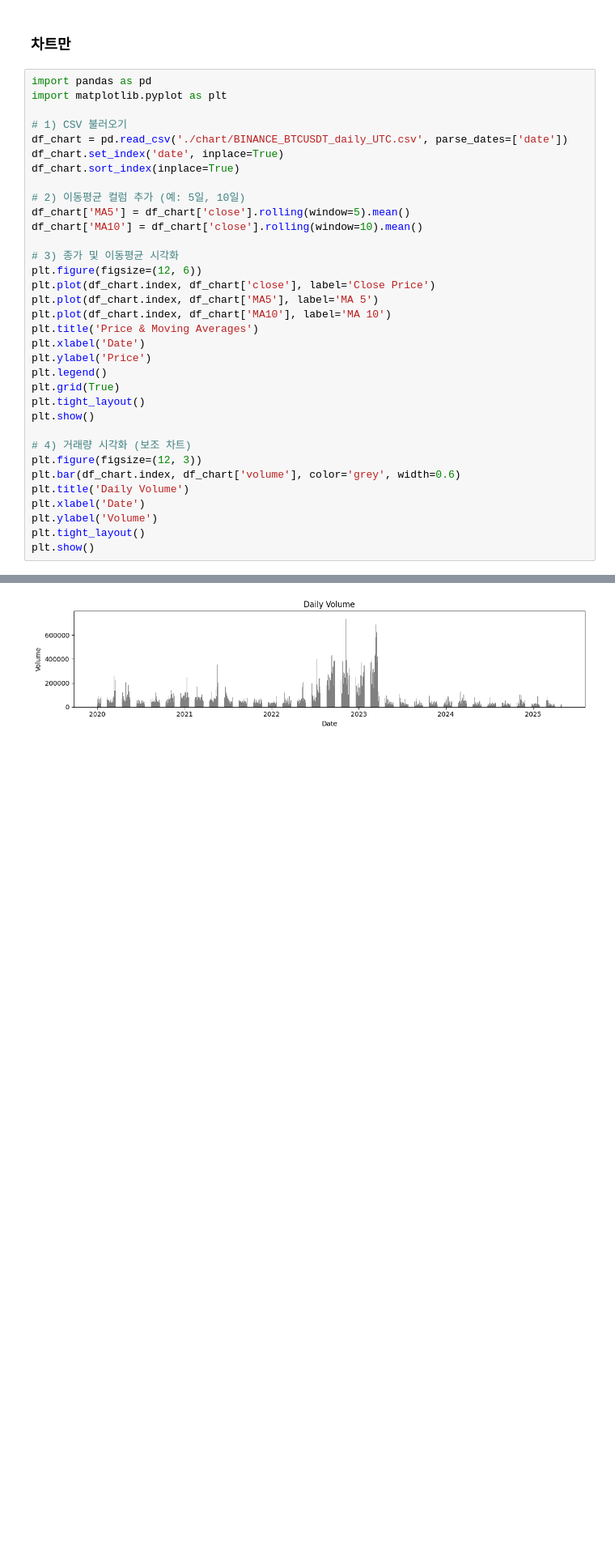
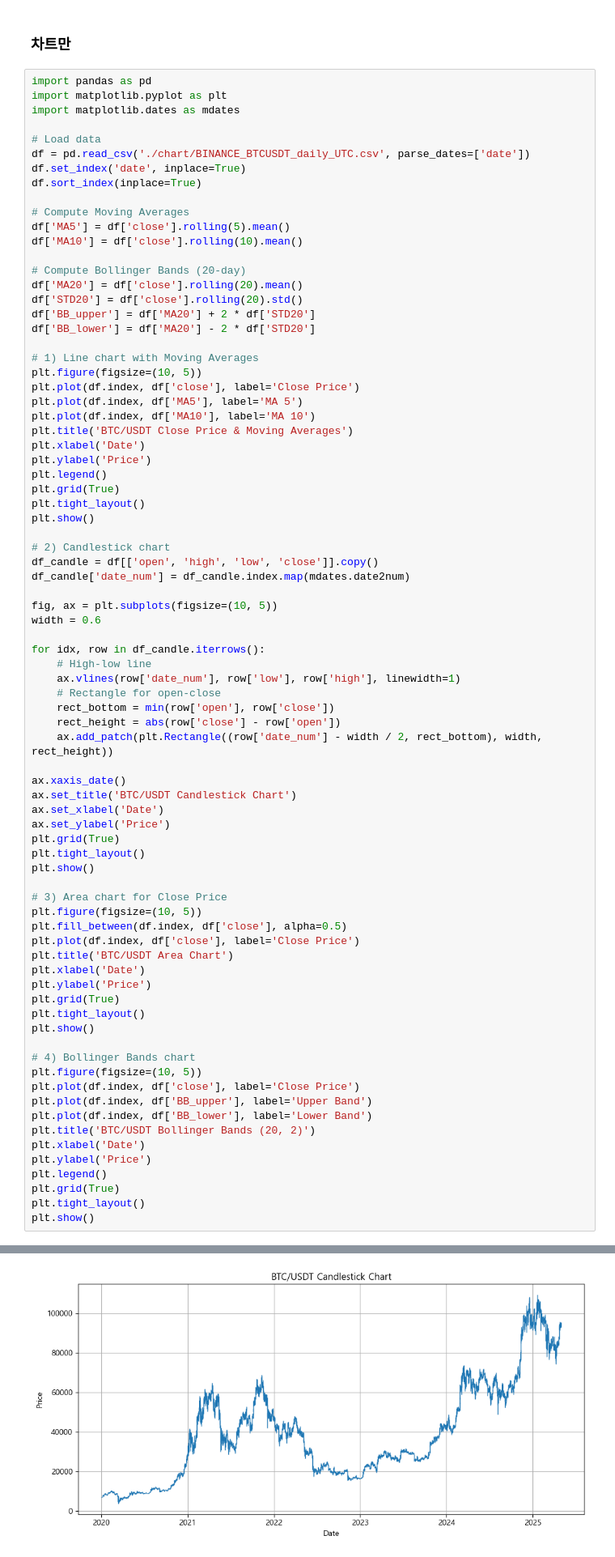
Before and after one commit to Bigdatapro-crypto/crypto, a Jupyter notebook: aasksk.ipynb, the cells around one changed output, grey strips where cells are left out. Shown at 81% size. Cells and saved outputs as stored; diff of their text form; blank space fills up the shorter version.

```diff
--- a/aasksk.ipynb
+++ b/aasksk.ipynb
@@ -3,22 +3,29 @@
 # %%
 import pandas as pd
 import matplotlib.pyplot as plt
+import matplotlib.dates as mdates
 
-# 1) CSV 불러오기
-df_chart = pd.read_csv('./chart/BINANCE_BTCUSDT_daily_UTC.csv', parse_dates=['date'])
-df_chart.set_index('date', inplace=True)
-df_chart.sort_index(inplace=True)
+# Load data
+df = pd.read_csv('./chart/BINANCE_BTCUSDT_daily_UTC.csv', parse_dates=['date'])
+df.set_index('date', inplace=True)
+df.sort_index(inplace=True)
 
-# 2) 이동평균 컬럼 추가 (예: 5일, 10일)
-df_chart['MA5'] = df_chart['close'].rolling(window=5).mean()
-df_chart['MA10'] = df_chart['close'].rolling(window=10).mean()
+# Compute Moving Averages
+df['MA5'] = df['close'].rolling(5).mean()
+df['MA10'] = df['close'].rolling(10).mean()
 
-# 3) 종가 및 이동평균 시각화
-plt.figure(figsize=(12, 6))
-plt.plot(df_chart.index, df_chart['close'], label='Close Price')
-plt.plot(df_chart.index, df_chart['MA5'], label='MA 5')
-plt.plot(df_chart.index, df_chart['MA10'], label='MA 10')
-plt.title('Price & Moving Averages')
+# Compute Bollinger Bands (20-day)
+df['MA20'] = df['close'].rolling(20).mean()
+df['STD20'] = df['close'].rolling(20).std()
+df['BB_upper'] = df['MA20'] + 2 * df['STD20']
+df['BB_lower'] = df['MA20'] - 2 * df['STD20']
+
+# 1) Line chart with Moving Averages
+plt.figure(figsize=(10, 5))
+plt.plot(df.index, df['close'], label='Close Price')
+plt.plot(df.index, df['MA5'], label='MA 5')
+plt.plot(df.index, df['MA10'], label='MA 10')
+plt.title('BTC/USDT Close Price & Moving Averages')
 plt.xlabel('Date')
 plt.ylabel('Price')
 plt.legend()
@@ -26,12 +33,50 @@ plt.grid(True)
 plt.tight_layout()
 plt.show()
 
-# 4) 거래량 시각화 (보조 차트)
-plt.figure(figsize=(12, 3))
-plt.bar(df_chart.index, df_chart['volume'], color='grey', width=0.6)
-plt.title('Daily Volume')
-plt.xlabel('Date')
-plt.ylabel('Volume')
+# 2) Candlestick chart
+df_candle = df[['open', 'high', 'low', 'close']].copy()
+df_candle['date_num'] = df_candle.index.map(mdates.date2num)
+
+fig, ax = plt.subplots(figsize=(10, 5))
+width = 0.6
+
+for idx, row in df_candle.iterrows():
+    # High-low line
+    ax.vlines(row['date_num'], row['low'], row['high'], linewidth=1)
+    # Rectangle for open-close
+    rect_bottom = min(row['open'], row['close'])
+    rect_height = abs(row['close'] - row['open'])
+    ax.add_patch(plt.Rectangle((row['date_num'] - width / 2, rect_bottom), width, rect_height))
+
+ax.xaxis_date()
+ax.set_title('BTC/USDT Candlestick Chart')
+ax.set_xlabel('Date')
+ax.set_ylabel('Price')
+plt.grid(True)
 plt.tight_layout()
 plt.show()
+
+# 3) Area chart for Close Price
+plt.figure(figsize=(10, 5))
+plt.fill_between(df.index, df['close'], alpha=0.5)
+plt.plot(df.index, df['close'], label='Close Price')
+plt.title('BTC/USDT Area Chart')
+plt.xlabel('Date')
+plt.ylabel('Price')
+plt.grid(True)
+plt.tight_layout()
+plt.show()
+
+# 4) Bollinger Bands chart
+plt.figure(figsize=(10, 5))
+plt.plot(df.index, df['close'], label='Close Price')
+plt.plot(df.index, df['BB_upper'], label='Upper Band')
+plt.plot(df.index, df['BB_lower'], label='Lower Band')
+plt.title('BTC/USDT Bollinger Bands (20, 2)')
+plt.xlabel('Date')
+plt.ylabel('Price')
+plt.legend()
+plt.grid(True)
+plt.tight_layout()
+plt.show()
 # %% [output]
@@ -39 +84 @@ plt.show()
-[figure, old version]
+[figure, new version]
```
Also changed, not shown: parts of 11 cells of this notebook, 8 other files.
